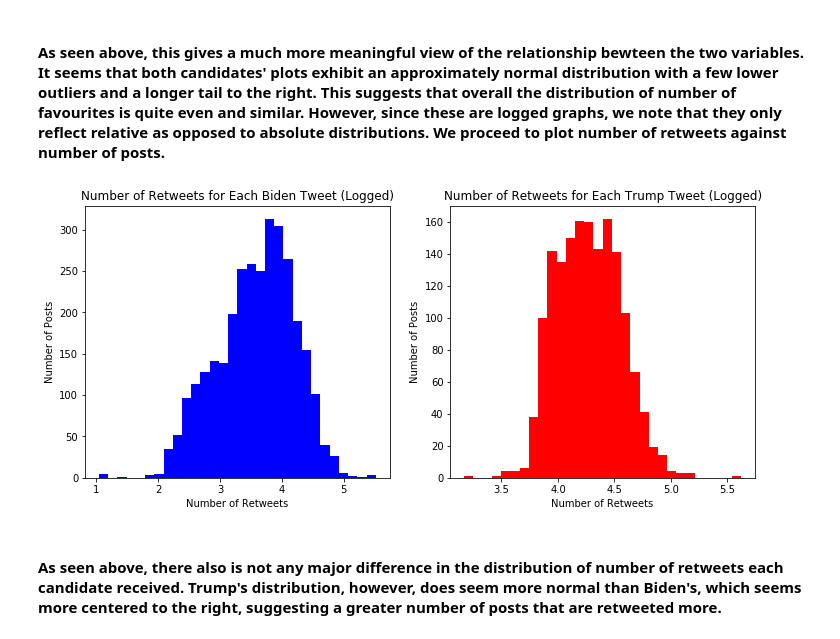
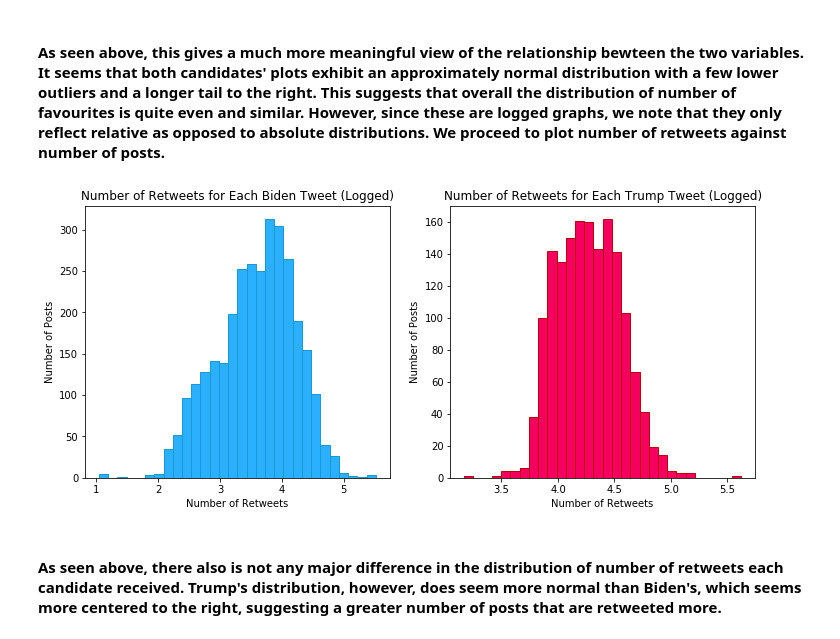
Before and after one commit to sunil-2000/Twitter-Data-Science-Project, a Jupyter notebook: phase4 FINAL (TAs Grade This)-Copy1.ipynb, the cells around one changed output. Drawn from its saved outputs; the diff is of its cells as text; code cells hidden in the pictures.

```diff
--- a/phase4 FINAL (TAs Grade This)-Copy1.ipynb
+++ b/phase4 FINAL (TAs Grade This)-Copy1.ipynb
@@ -109,18 +60,2 @@ print(trump.head())
-# %%
-# Biden word count
-
-biden_word_counts_list = []
-for tweet in biden["full_text"]:
-     tweet_length = tokenize(tweet)
-     biden_word_counts_list.append(tweet_length)
-biden["words"] = biden_word_counts_list
-
-# Trump word count
-
-trump_word_counts_list = []
-for tweet in trump["full_text"]:
-     tweet_length = tokenize(tweet)
-     trump_word_counts_list.append(tweet_length)
-trump["words"] = trump_word_counts_list
 # %% [markdown]
 #### Next, we convert string into datetime format and store the information in a new column.
@@ -172,18 +128,3 @@ trump['day_or_night'] = trump['time_of_day'].map(day_night_map)
 # %% [markdown]
 #### Converting Tweet dates from string into datetime format prepares for our subsequent analysis.
 #### We obtained Biden and Trump tweets by day from the following source: https://stackoverflow.com/questions/47136436/python-pandas-convert-value-counts-output-to-dataframe
-# %%
-print("Before fixing the type, the dates have the type: " + str(type(biden["created_at"][0])))
-
-#Biden
-biden["created_at"] = pd.to_datetime(biden["created_at"], format='%Y-%m-%d %H:%M:%S')
-biden['date']=biden['created_at'].dt.date
-
-# Trump
-trump["created_at"] = pd.to_datetime(trump["created_at"], format='%Y-%m-%d %H:%M:%S')
-trump['date']=trump['created_at'].dt.date
-
-bidenbyday = biden["date"].value_counts().rename_axis('unique_dates').reset_index(name='tweets_each_day')
-trumpbyday= trump["date"].value_counts().rename_axis('unique_dates').reset_index(name='tweets_each_day')
-
-print("After fixing the type, the dates have the type: " + str(type(biden["date"][0])))
@@ -374,22 +295,22 @@ plt.show()
 # %%
 # Retweets logged
 
 fig, (ax1, ax2) = plt.subplots(1, 2, figsize=(12, 5))
 
-ax1.hist(np.log10(biden["retweets"]), bins = 30, color="blue")
+ax1.hist(np.log10(biden["retweets"]), bins = 30, facecolor = '#2ab0ff', edgecolor='#169acf')
 ax1.set_title("Number of Retweets for Each Biden Tweet (Logged)")
 ax1.set_xlabel("Number of Retweets")
 ax1.set_ylabel("Number of Posts")
 
 nozeros = trump[trump['retweets'] > 0]
-ax2.hist(np.log10(nozeros["retweets"]), bins = 30, color="red")
+ax2.hist(np.log10(nozeros["retweets"]), bins = 30, facecolor = "#f5005f", edgecolor='#bd0000')
 ax2.set_title("Number of Retweets for Each Trump Tweet (Logged)")
 ax2.set_xlabel("Number of Retweets")
 ax2.set_ylabel("Number of Posts")
 
 plt.show()
 # %% [output]
-[figure, old version]
+[figure, new version]
 # %% [markdown]
 #### As seen above, there also is not any major difference in the distribution of number of retweets each candidate received. Trump's distribution, however, does seem more normal than Biden's, which seems more centered to the right, suggesting a greater number of posts that are retweeted more.
 # %% [markdown]
```
Also changed, not shown: parts of 20 cells of this notebook.
